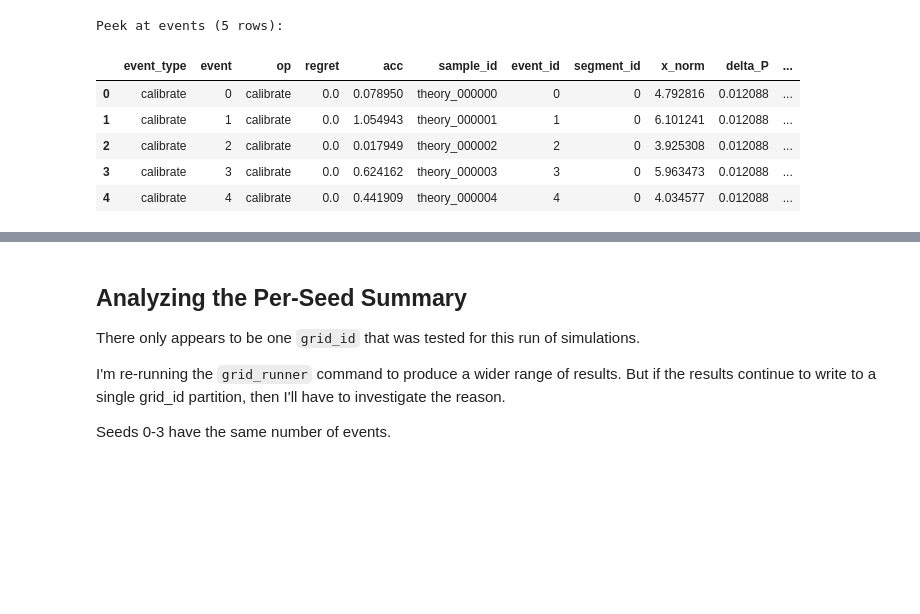
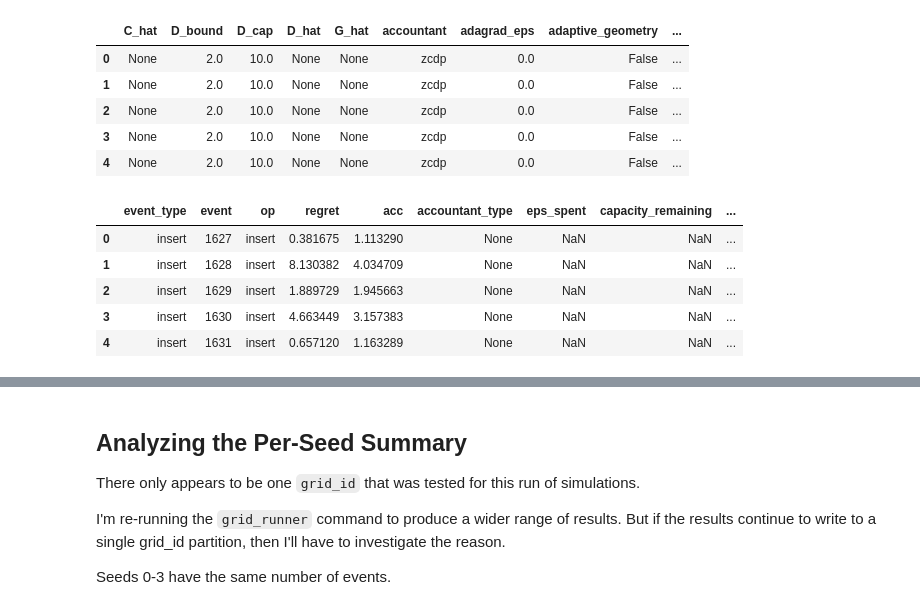
Before and after one commit to kennonstewart/unlearning-research-meta, a Jupyter notebook: experiment/analysis.ipynb, the cells around one changed output, grey strips where cells are left out. Drawn from its saved outputs; the diff is of its cells as text; code cells hidden in the pictures; blank space fills up the shorter version.

```diff
--- a/experiment/analysis.ipynb
+++ b/experiment/analysis.ipynb
@@ -78,0 +308,49 @@ Columns available: ['C_hat_1', 'D_hat', 'G_hat', 'N_gamma', 'PT_target_residual'
+# %%
+# Load grid parameters from results_parquet/grids and register as a DuckDB view
+from pathlib import Path
+
+BASE_RESULTS = Path('results_parquet')
+grids_root = BASE_RESULTS / 'grids'
+
+# Prefer Parquet if available; otherwise fall back to params.json files
+grid_parquet_files = list(grids_root.rglob('*.parquet')) if grids_root.exists() else []
+if grid_parquet_files:
+    pat_grids = str(grids_root / '**/*.parquet')
+    grids_df = con.execute(f"SELECT * FROM read_parquet('{pat_grids}')").df()
+else:
+    rows = []
+    if grids_root.exists():
+        for params_path in grids_root.rglob('params.json'):
+            try:
+                # Extract grid_id from folder name like grid_id=<ID>
+                parent_name = params_path.parent.name
+                gid = parent_name.split('=', 1)[1] if 'grid_id=' in parent_name else parent_name
+                with open(params_path, 'r') as f:
+                    params = json.load(f)
+                params['grid_id'] = gid
+                rows.append(params)
+            except Exception:
+                continue
+    grids_df = pd.DataFrame(rows)
+
+# Keep a canonical name used elsewhere
+params_df = grids_df.copy()
+
+# Make available to SQL for joins
+try:
+    con.unregister('grids_df')
+except Exception:
+    pass
+if not params_df.empty:
+    con.register('grids_df', params_df)
+    con.execute('CREATE OR REPLACE VIEW grids AS SELECT * FROM grids_df')
+
+print('grids/params_df shape:', params_df.shape)
+params_df.head()
+# %% [output]
+|  | C_hat | D_bound | D_cap | D_hat | G_hat | accountant | adagrad_eps | adaptive_geometry | ... |
+| 0 | None | 2.0 | 10.0 | None | None | zcdp | 0.0 | False | ... |
+| 1 | None | 2.0 | 10.0 | None | None | zcdp | 0.0 | False | ... |
+| 2 | None | 2.0 | 10.0 | None | None | zcdp | 0.0 | False | ... |
+| 3 | None | 2.0 | 10.0 | None | None | zcdp | 0.0 | False | ... |
+| 4 | None | 2.0 | 10.0 | None | None | zcdp | 0.0 | False | ... |
@@ -79,16 +372,15 @@ Columns available: ['C_hat_1', 'D_hat', 'G_hat', 'N_gamma', 'PT_target_residual'
 # %%
 # Minimal peek at a few rows for schema intuition (safe LIMIT)
-peek = con.execute('SELECT * FROM events LIMIT 5').df()
+peek = con.execute("SELECT * FROM events WHERE event_type not in ('calibrate', 'warmup') LIMIT 5").df()
 print('Peek at events (5 rows):')
 peek
 # %% [output]
-Peek at events (5 rows):
-|  | event_type | event | op | regret | acc | sample_id | event_id | segment_id | x_norm | delta_P | ... |
-| 0 | calibrate | 0 | calibrate | 0.0 | 0.078950 | theory_000000 | 0 | 0 | 4.792816 | 0.012088 | ... |
-| 1 | calibrate | 1 | calibrate | 0.0 | 1.054943 | theory_000001 | 1 | 0 | 6.101241 | 0.012088 | ... |
-| 2 | calibrate | 2 | calibrate | 0.0 | 0.017949 | theory_000002 | 2 | 0 | 3.925308 | 0.012088 | ... |
-| 3 | calibrate | 3 | calibrate | 0.0 | 0.624162 | theory_000003 | 3 | 0 | 5.963473 | 0.012088 | ... |
-| 4 | calibrate | 4 | calibrate | 0.0 | 0.441909 | theory_000004 | 4 | 0 | 4.034577 | 0.012088 | ... |
+|  | event_type | event | op | regret | acc | accountant_type | eps_spent | capacity_remaining | ... |
+| 0 | insert | 1627 | insert | 0.381675 | 1.113290 | None | NaN | NaN | ... |
+| 1 | insert | 1628 | insert | 8.130382 | 4.034709 | None | NaN | NaN | ... |
+| 2 | insert | 1629 | insert | 1.889729 | 1.945663 | None | NaN | NaN | ... |
+| 3 | insert | 1630 | insert | 4.663449 | 3.157383 | None | NaN | NaN | ... |
+| 4 | insert | 1631 | insert | 0.657120 | 1.163289 | None | NaN | NaN | ... |
 # %%
 # Load grid parameters from grids/grid_id=*/params.json (small)
 def load_grid_params(base_parquet_dir: Path) -> pd.DataFrame:
```
Also changed, not shown: parts of 25 cells of this notebook, 6 other files.
